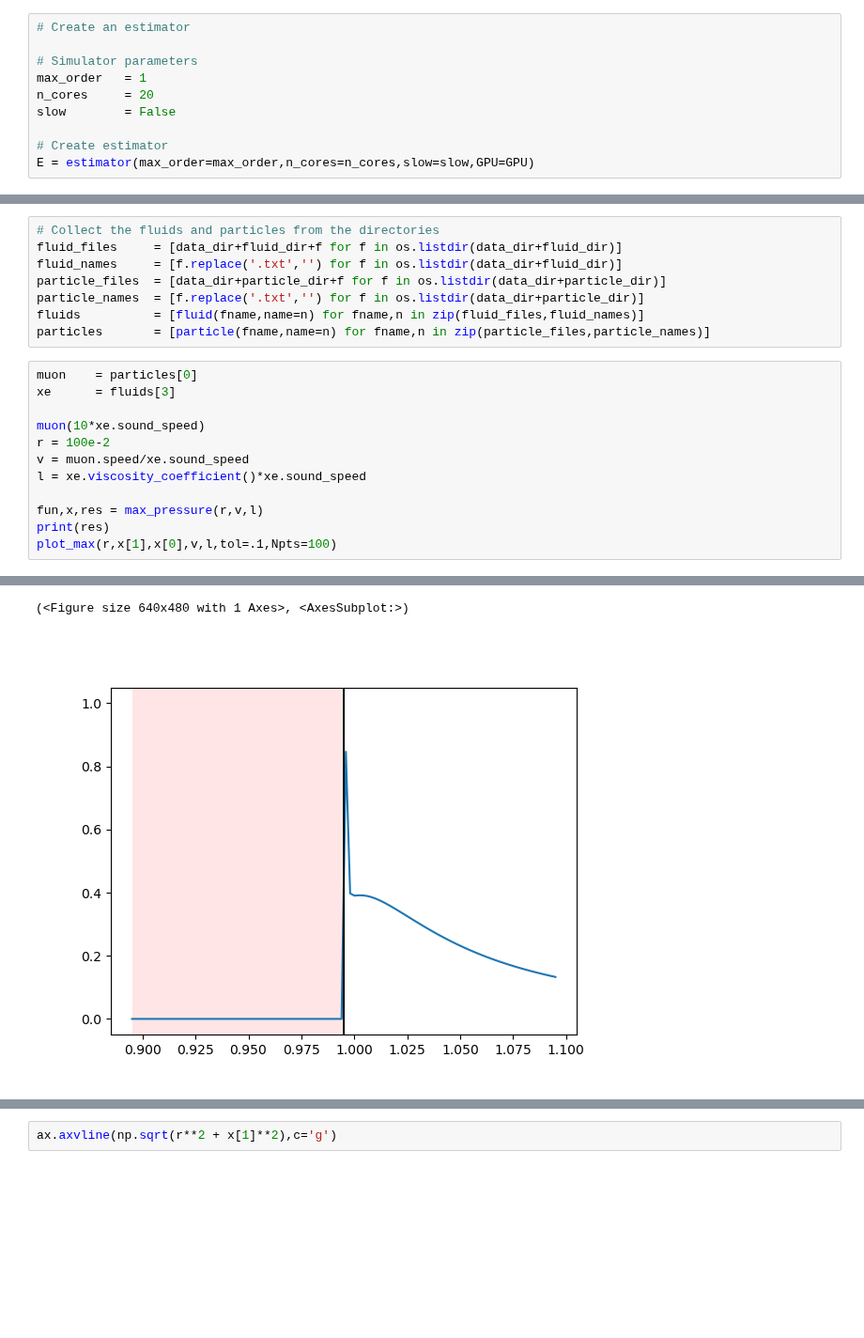
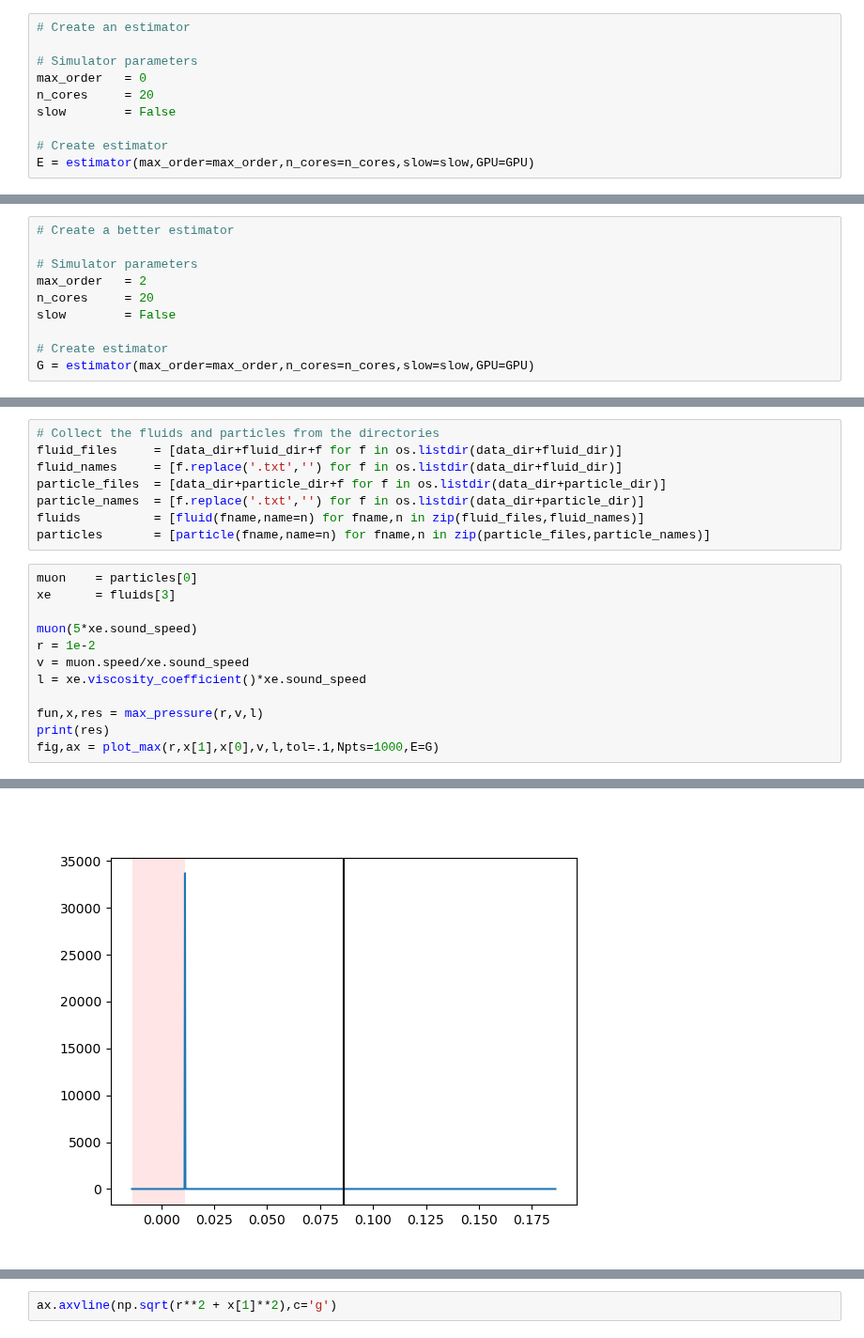
Before and after one commit to nyuad-astroparticle/LXe-Phonon, a Jupyter notebook: Simulation/0.MIP_Signal/Optimization.ipynb, the cells around one changed output, grey strips where cells are left out. Shown at 94% size. Saved outputs shown, nothing was run; the diff lists cells and outputs as text; blank space fills up the shorter version.

Commit message:
Fixing Higher order corrections

```diff
--- a/Simulation/0.MIP_Signal/Optimization.ipynb
+++ b/Simulation/0.MIP_Signal/Optimization.ipynb
@@ -39,7 +39,7 @@ Cupy Not available in your system. No GPU Support
 # Create an estimator
 
 # Simulator parameters
-max_order   = 1
+max_order   = 0
 n_cores     = 20
 slow        = False
 
@@ -97,0 +58,10 @@ Estimator Generated Successfully
+# %%
+# Create a better estimator
+
+# Simulator parameters
+max_order   = 2
+n_cores     = 20
+slow        = False
+
+# Create estimator
+G = estimator(max_order=max_order,n_cores=n_cores,slow=slow,GPU=GPU)
@@ -165,13 +184,13 @@ particles       = [particle(fname,name=n) for fname,n in zip(particle_files,part
 muon    = particles[0]
 xe      = fluids[3]
 
-muon(10*xe.sound_speed)
-r = 100e-2
+muon(5*xe.sound_speed)
+r = 1e-2
 v = muon.speed/xe.sound_speed
 l = xe.viscosity_coefficient()*xe.sound_speed
 
 fun,x,res = max_pressure(r,v,l)
 print(res)
-plot_max(r,x[1],x[0],v,l,tol=.1,Npts=100)
+fig,ax = plot_max(r,x[1],x[0],v,l,tol=.1,Npts=1000,E=G)
 # %% [output]
 Optimization terminated successfully.
@@ -191,2 +210 @@ Optimization terminated successfully.
-(<Figure size 640x480 with 1 Axes>, <AxesSubplot:>)
-[figure, old version]
+[figure, new version]
```
Also changed, not shown: parts of 11 cells of this notebook.
